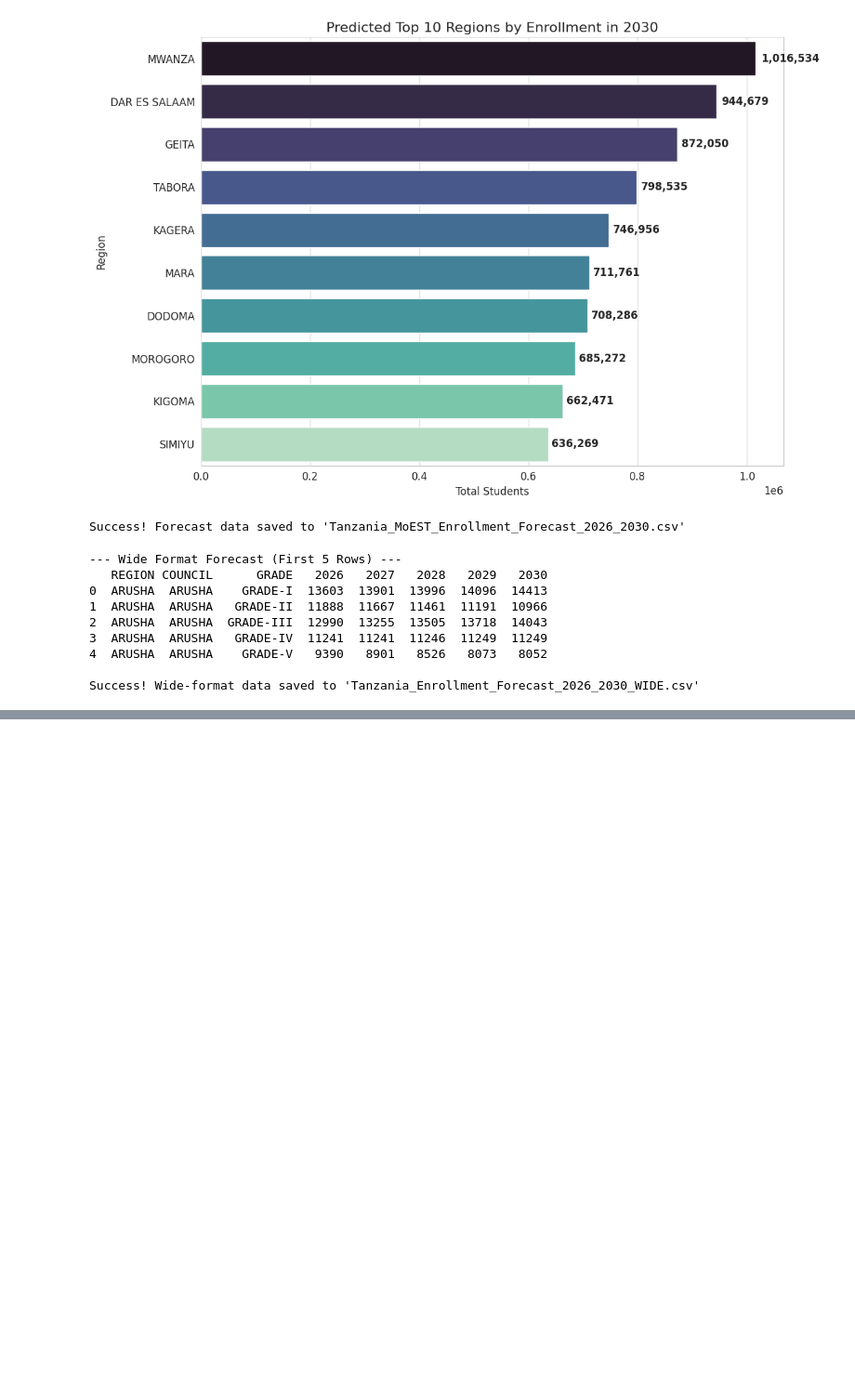
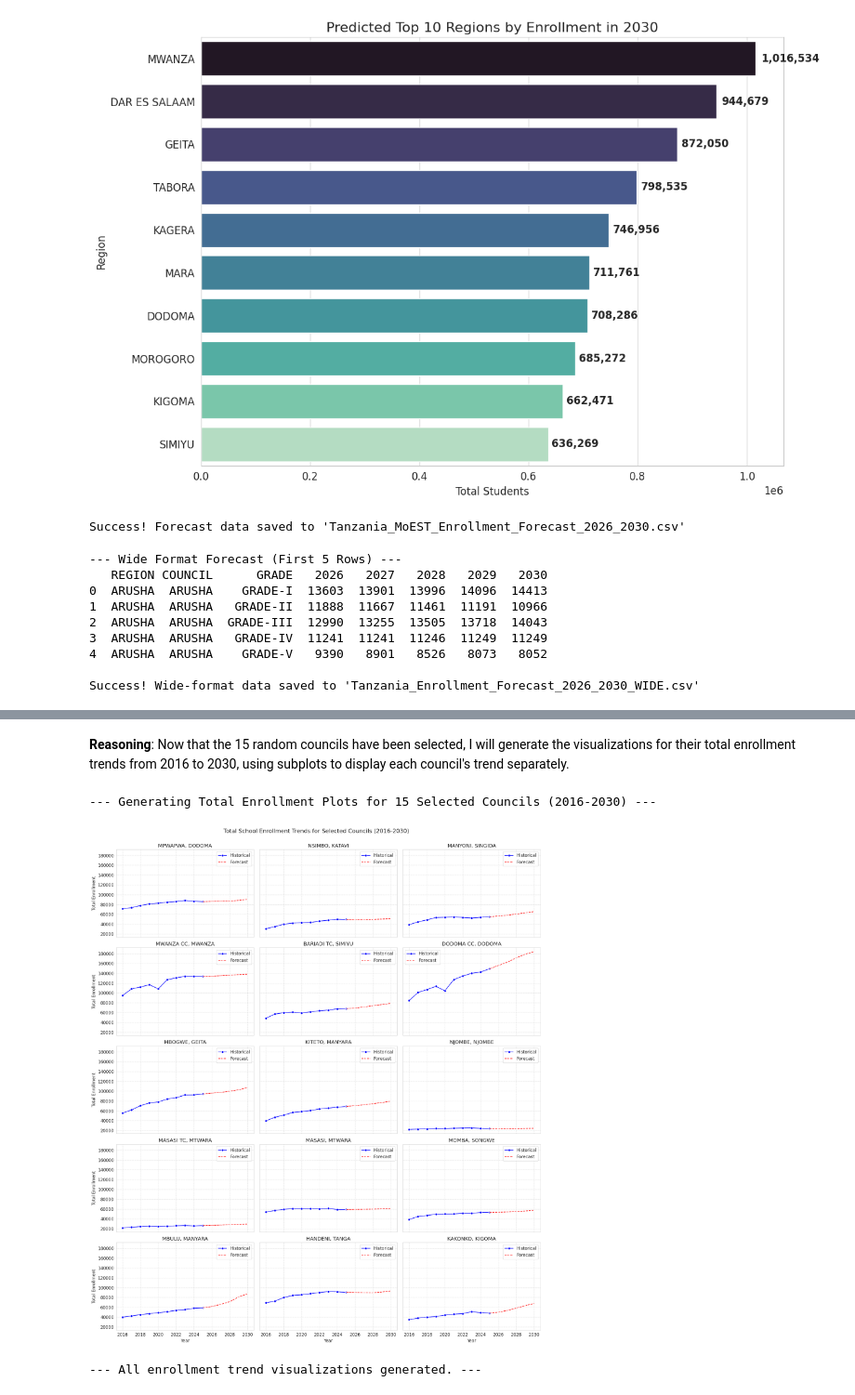
Before and after one commit to kadefue/MoEST, a Jupyter notebook: MoEST_Modeling.ipynb, the cells around one changed output, grey strips where cells are left out. Shown at 93% size. Drawn from its saved outputs; the diff is of its cells as text; code cells hidden in the pictures; blank space fills up the shorter version.

```diff
--- a/MoEST_Modeling.ipynb
+++ b/MoEST_Modeling.ipynb
@@ -2883,0 +2892,16 @@ No data analysis has been performed yet to extract key findings. The current ste
+# %%
+import pandas as pd
+
+# 1. Identify all unique 'REGION' and 'COUNCIL' combinations
+unique_councils = total_enrollment_forecast[['REGION', 'COUNCIL']].drop_duplicates()
+
+# 2. Randomly sample 15 of these unique 'REGION'-'COUNCIL' combinations
+#    Ensure to set a random_state for reproducibility.
+selected_councils = unique_councils.sample(n=15, random_state=42)
+
+# 3. Display the selected councils to verify
+print("--- Randomly Selected 15 Councils ---")
+print(selected_councils)
+
+# Optional: Store as a list of tuples if preferred for iteration
+selected_councils_list = [tuple(row) for row in selected_councils.values]
@@ -2883,0 +2931,58 @@ No data analysis has been performed yet to extract key findings. The current ste
+# %% [markdown]
+**Reasoning**:
+Now that the 15 random councils have been selected, I will generate the visualizations for their total enrollment trends from 2016 to 2030, using subplots to display each council's trend separately.
+# %%
+import matplotlib.pyplot as plt
+import seaborn as sns
+
+sns.set_style("whitegrid")
+
+# Calculate total enrollment per year for each council
+council_total_enrollment = total_enrollment_forecast.groupby(['REGION', 'COUNCIL', 'YEAR'])['ENROLLMENT'].sum().reset_index()
+
+# Determine the number of rows and columns for subplots
+num_councils = len(selected_councils_list)
+rows = int(np.ceil(num_councils / 3))
+cols = 3
+
+fig, axes = plt.subplots(rows, cols, figsize=(cols * 6, rows * 4), sharex=True, sharey=True)
+axes = axes.flatten() # Flatten the array of axes for easy iteration
+
+print(f"--- Generating Total Enrollment Plots for {num_councils} Selected Councils (2016-2030) ---")
+
+for i, (region, council) in enumerate(selected_councils_list):
+    ax = axes[i]
+
+    # Filter data for the current council
+    council_data = council_total_enrollment[
+        (council_total_enrollment['REGION'] == region) &
+        (council_total_enrollment['COUNCIL'] == council)
+    ].sort_values('YEAR')
+
+    # Plot historical data (up to 2025)
+    historical_data = council_data[council_data['YEAR'] <= 2025]
+    sns.lineplot(x='YEAR', y='ENROLLMENT', data=historical_data, ax=ax, label='Historical', color='blue', marker='o')
+
+    # Plot forecasted data (from 2026 onwards)
+    forecast_data = council_data[council_data['YEAR'] >= 2025] # Include 2025 to connect plots
+    sns.lineplot(x='YEAR', y='ENROLLMENT', data=forecast_data, ax=ax, label='Forecast', color='red', linestyle='--', marker='x')
+
+    ax.set_title(f'{council}, {region}')
+    ax.set_xlabel('Year')
+    ax.set_ylabel('Total Enrollment')
+    ax.legend()
+    ax.grid(True, linestyle='--', alpha=0.6)
+
+# Hide any unused subplots
+for j in range(i + 1, len(axes)):
+    fig.delaxes(axes[j])
+
+plt.tight_layout()
+plt.suptitle('Total School Enrollment Trends for Selected Councils (2016-2030)', y=1.02, fontsize=16)
+plt.show()
+
+print("--- All enrollment trend visualizations generated. ---")
+# %% [output]
+--- Generating Total Enrollment Plots for 15 Selected Councils (2016-2030) ---
+[figure, added]
+--- All enrollment trend visualizations generated. ---
```
Also changed, not shown: parts of 52 cells of this notebook.
